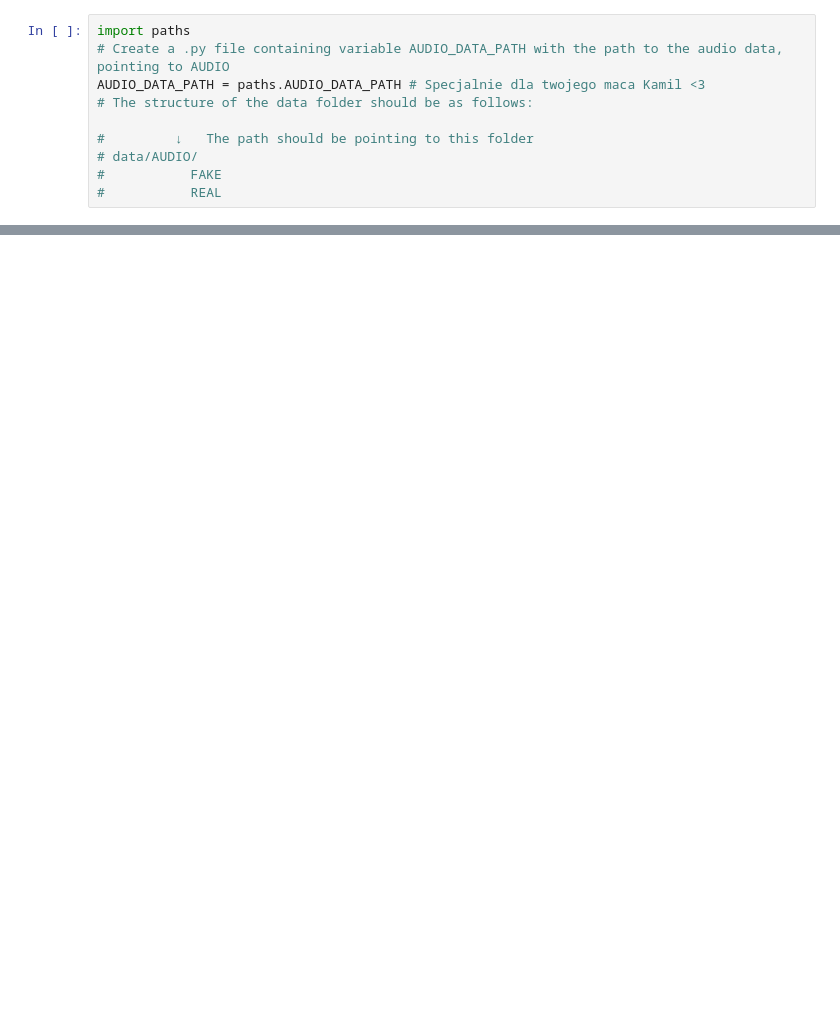
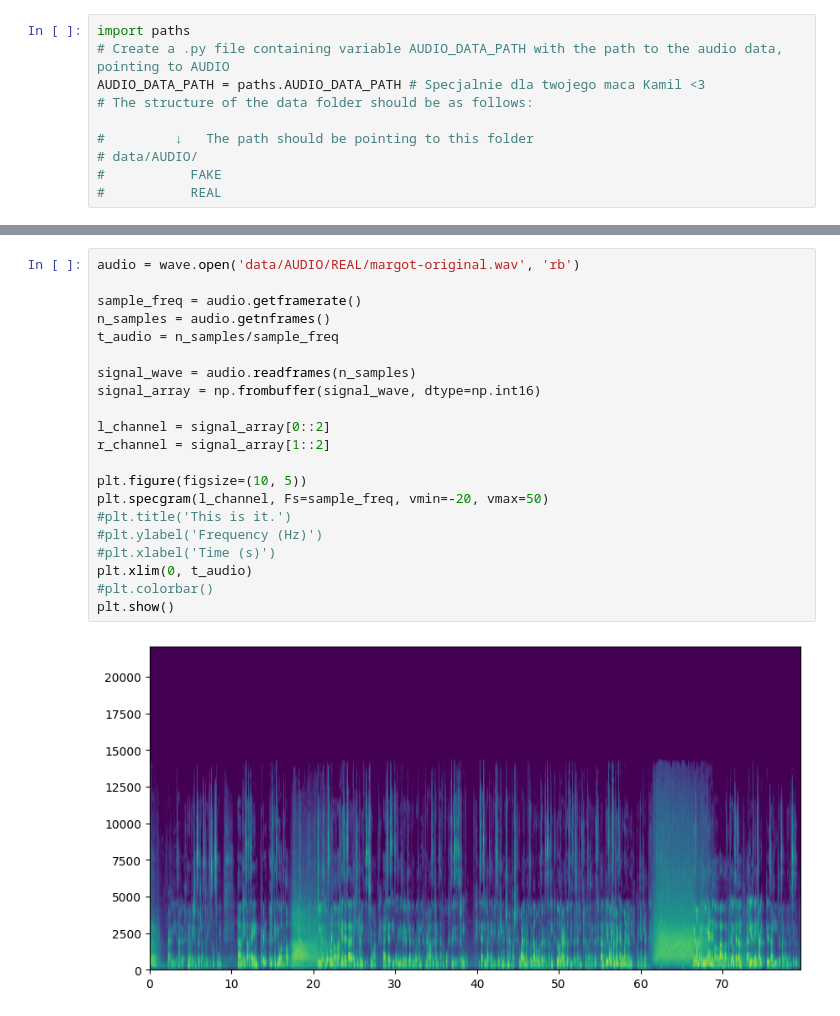
Before and after one commit to Stasieniec/VU-ML-AI-voice, a Jupyter notebook: playing_with_data_staszek.ipynb, the cells around one changed output, grey strips where cells are left out. Cells and saved outputs as stored; diff of their text form; blank space fills up the shorter version.

```diff
--- a/playing_with_data_staszek.ipynb
+++ b/playing_with_data_staszek.ipynb
@@ -48,0 +121,23 @@ split_audio(os.path.join(input_folder, "FAKE"), output_folder_fake)
+# %%
+audio = wave.open('data/AUDIO/REAL/margot-original.wav', 'rb')
+
+sample_freq = audio.getframerate()
+n_samples = audio.getnframes()
+t_audio = n_samples/sample_freq
+
+signal_wave = audio.readframes(n_samples)
+signal_array = np.frombuffer(signal_wave, dtype=np.int16)
+
+l_channel = signal_array[0::2]
+r_channel = signal_array[1::2]
+
+plt.figure(figsize=(10, 5))
+plt.specgram(l_channel, Fs=sample_freq, vmin=-20, vmax=50)
+#plt.title('This is it.')
+#plt.ylabel('Frequency (Hz)')
+#plt.xlabel('Time (s)')
+plt.xlim(0, t_audio)
+#plt.colorbar()
+plt.show()
+# %% [output]
+[figure, added]
```
Also changed, not shown: parts of 9 cells of this notebook, 1 other file.
